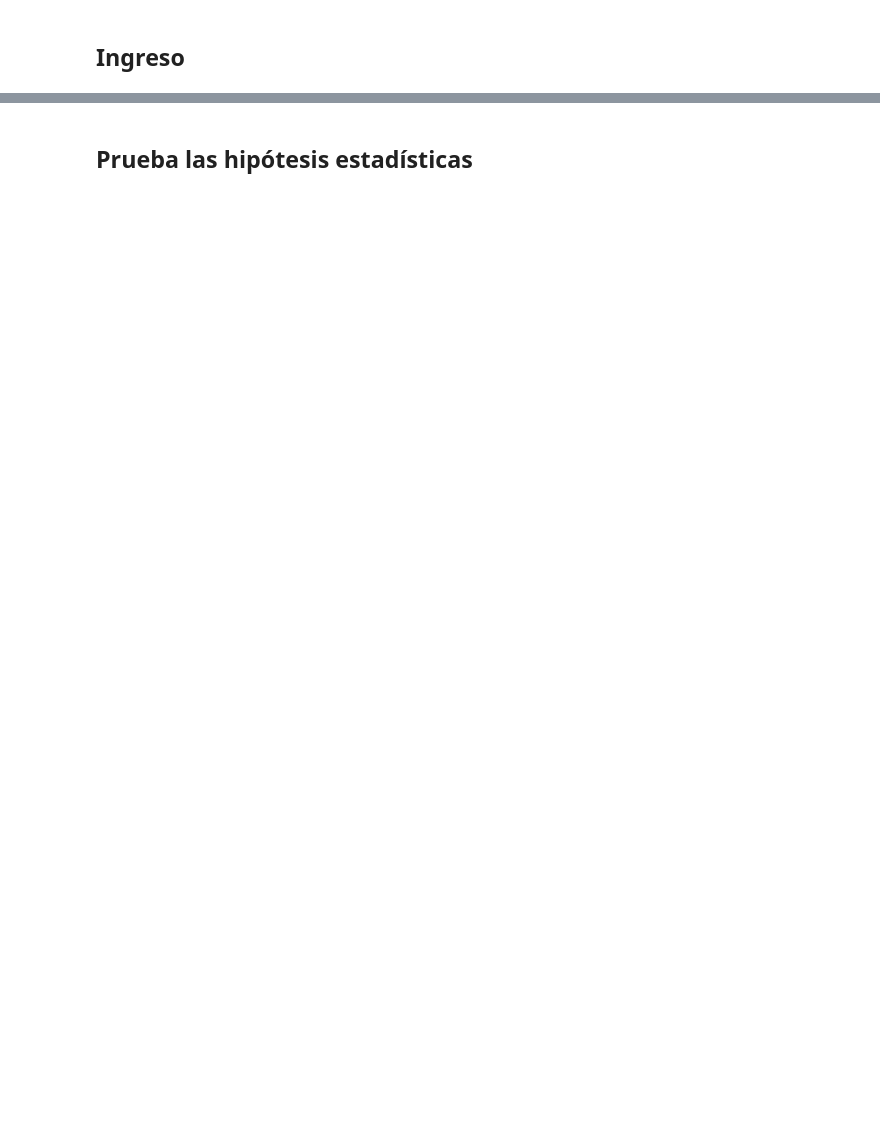
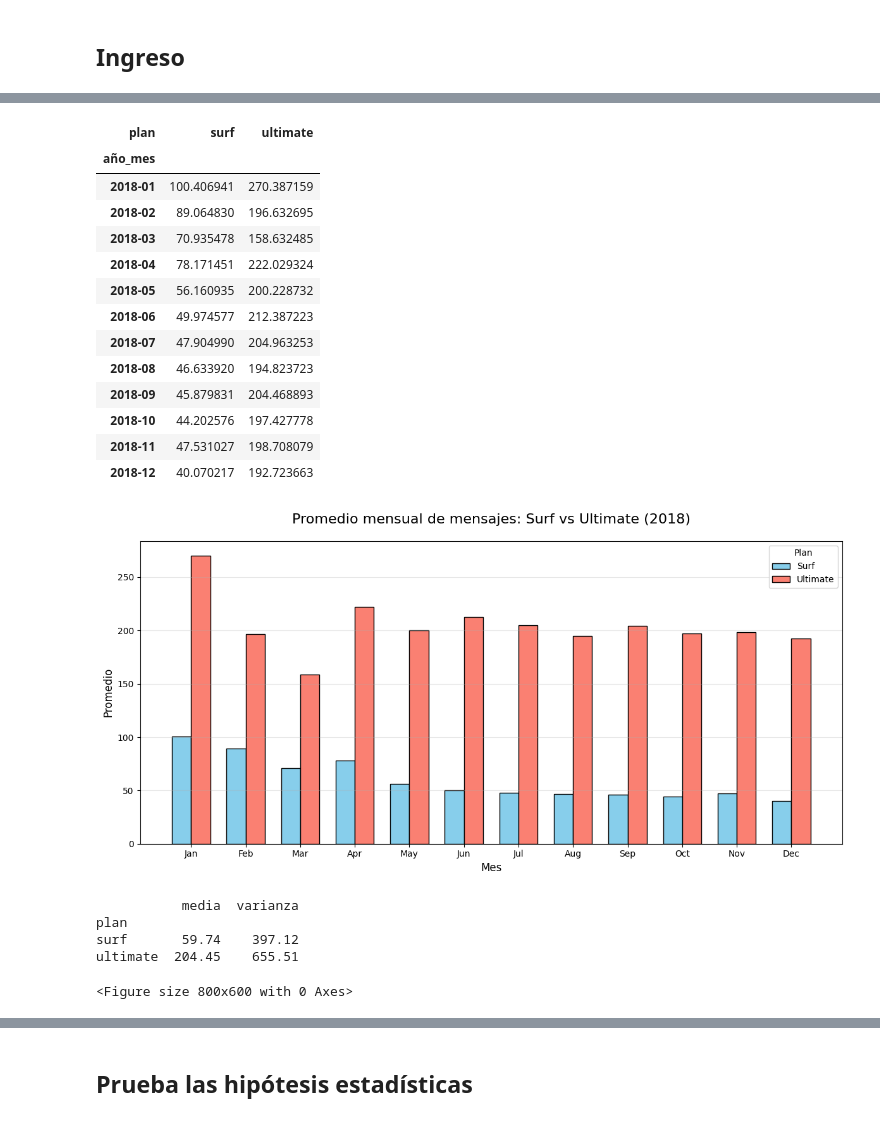
Before and after one commit to ma280113/sprint_5_proyect, a Jupyter notebook: notebook.ipynb, the cells around one changed output, grey strips where cells are left out. Cells and saved outputs as stored; diff of their text form; code cells hidden in the pictures; blank space fills up the shorter version.

```diff
--- a/notebook.ipynb
+++ b/notebook.ipynb
@@ -667,0 +814,79 @@ display(pivot_mensajes)
+# %%
+#------------- Comparación de planes por ingreso --------
+
+
+ingreso_plan = fusion.groupby(['plan', 'año_mes'])['gasto_usuario_mes'].mean().reset_index(name='promedio')
+pivot_plan = ingreso_plan.pivot(index = 'año_mes', columns = 'plan', values = 'promedio')
+display(pivot_plan)
+
+# --- GRÁFICA DE BARRAS AGRUPADAS ---
+plt.figure(figsize=(12, 6))
+
+# Ancho de barras
+bar_width = 0.35
+index = range(len(pivot_plan))
+
+# Barras para 'surf'
+plt.bar([i - bar_width/2 for i in index], pivot_plan['surf'],
+        width=bar_width, label='Surf', color='skyblue', edgecolor='black')
+
+# Barras para 'ultimate'
+plt.bar([i + bar_width/2 for i in index], pivot_plan['ultimate'],
+        width=bar_width, label='Ultimate', color='salmon', edgecolor='black')
+
+# Personalización
+plt.title('Promedio mensual de mensajes: Surf vs Ultimate (2018)', fontsize=16, pad=20)
+plt.xlabel('Mes', fontsize=12)
+plt.ylabel('Promedio', fontsize=12)
+plt.legend(title='Plan')
+plt.grid(True, axis='y', alpha=0.3)
+
+# Etiquetas en X: formato "Ene", "Feb", etc.
+meses = pivot_plan.index.strftime('%b')
+plt.xticks(index, meses)
+
+# Ajustar diseño
+plt.tight_layout()
+plt.show()
+
+#--------Estadisticas -------------
+estadisticas_plan = ingreso_plan.groupby('plan')['promedio'].agg(media = 'mean', varianza = 'var').round(2)
+print(estadisticas_plan)
+
+
+#-------Diagrama de caja comparativo-----
+plt.figure(figsize=(8, 6))
+ingreso_plan.boxplot(column='promedio', by='plan', grid=False, patch_artist=True,
+           boxprops=dict(facecolor='lightblue', color='black'),
+           medianprops=dict(color='red'),
+           whiskerprops=dict(color='black'),
+           capprops=dict(color='black'),
+           flierprops=dict(marker='o', markerfacecolor='orange', markersize=6))
+
+plt.title('Distribución de promedios para mensajes: Surf vs Ultimate', fontsize=14)
+plt.suptitle('')  # Quita el subtítulo automático
+plt.xlabel('Plan')
+plt.ylabel('Promedio mensual')
+plt.grid(True, axis='y', alpha=0.3)
+plt.show()
+# %% [output]
+| plan | surf | ultimate |
+| año_mes |  |  |
+| 2018-01 | 100.406941 | 270.387159 |
+| 2018-02 | 89.064830 | 196.632695 |
+| 2018-03 | 70.935478 | 158.632485 |
+| 2018-04 | 78.171451 | 222.029324 |
+| 2018-05 | 56.160935 | 200.228732 |
+| 2018-06 | 49.974577 | 212.387223 |
+| 2018-07 | 47.904990 | 204.963253 |
+| 2018-08 | 46.633920 | 194.823723 |
+| 2018-09 | 45.879831 | 204.468893 |
+| 2018-10 | 44.202576 | 197.427778 |
+| 2018-11 | 47.531027 | 198.708079 |
+| 2018-12 | 40.070217 | 192.723663 |
+[figure, added]
+           media  varianza
+plan
+surf       59.74    397.12
+ultimate  204.45    655.51
+<Figure size 800x600 with 0 Axes>
```
Also changed, not shown: parts of 30 cells of this notebook.
